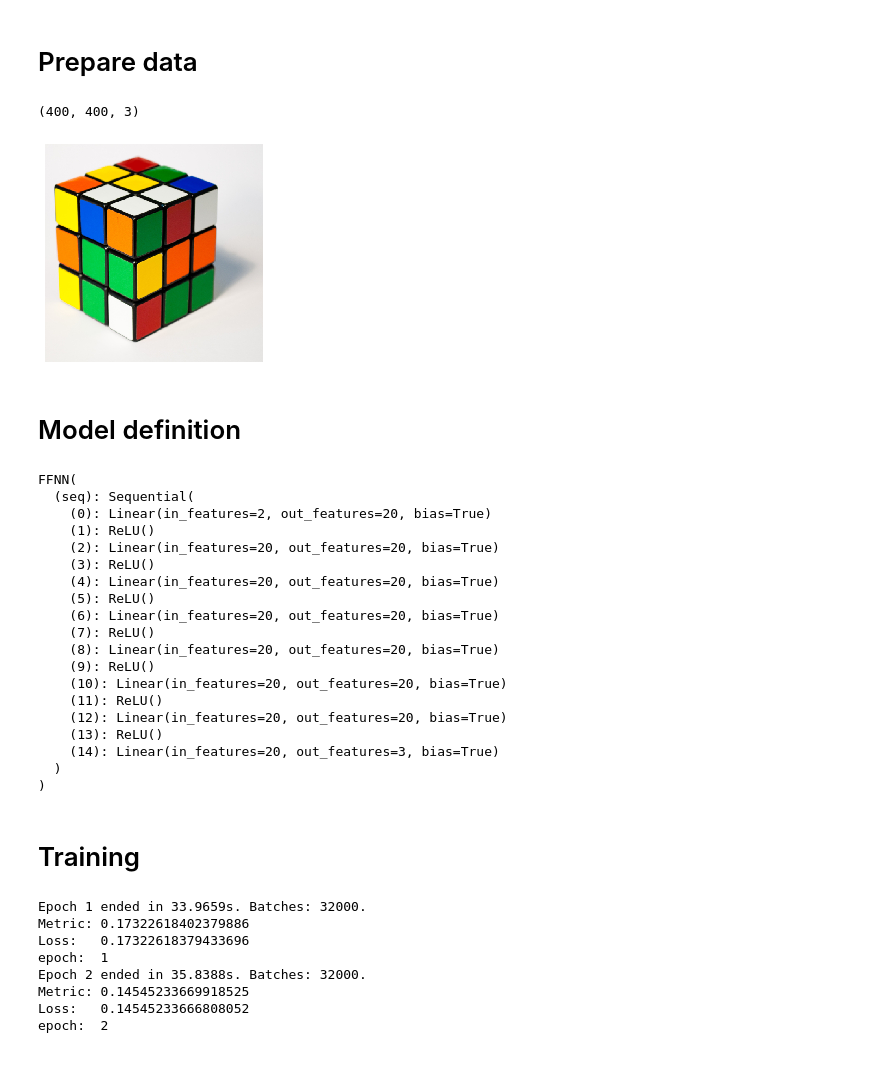
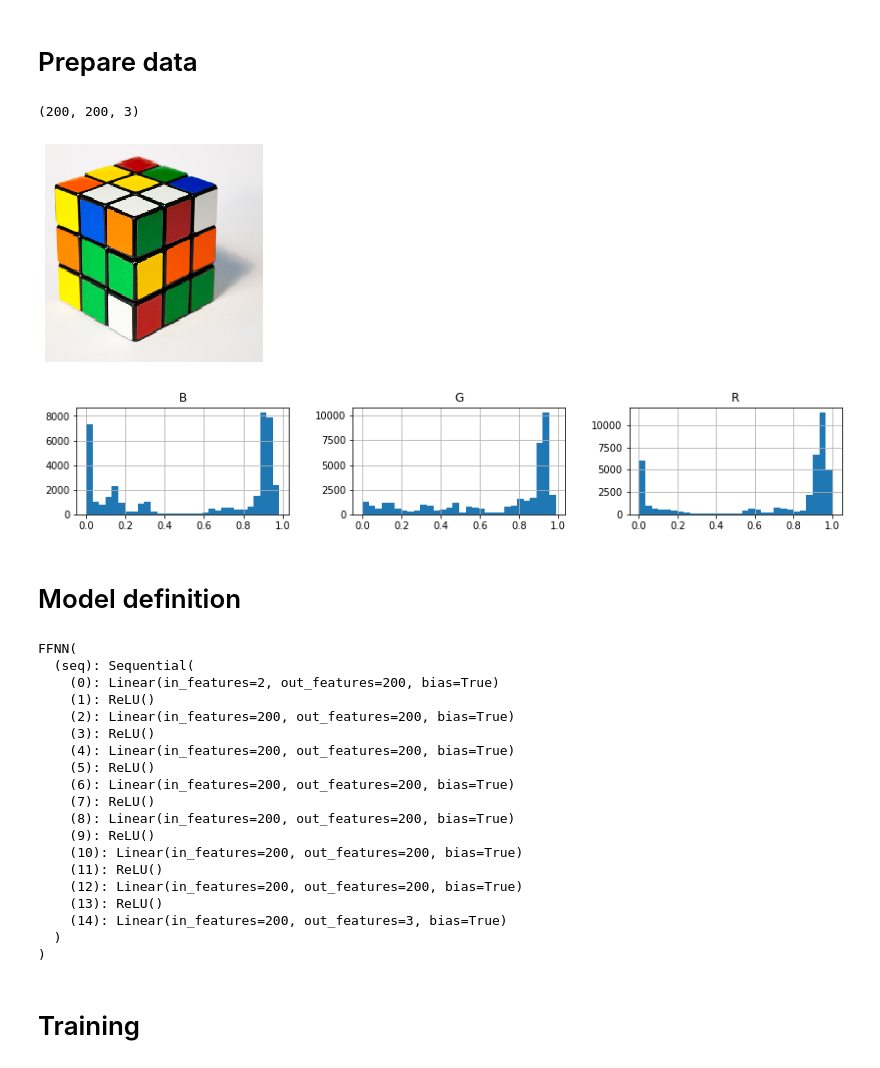
Before and after one commit to guiferviz/aidictive, a Jupyter notebook: examples/nn_paint_image.ipynb, the cells around one changed output. Saved outputs shown, nothing was run; the diff lists cells and outputs as text; code cells hidden in the pictures.

Commit message:
Updating nn paint image example.

```diff
--- a/examples/nn_paint_image.ipynb
+++ b/examples/nn_paint_image.ipynb
@@ -25,7 +22,7 @@ The autoreload extension is already loaded. To reload it, use:
 image_path = "input/rubik.jpg"
 img = PIL.Image.open(image_path)
 # Resize image to a fixed size.
-W, H = 400, 400
+W, H, C = 200, 200, 3
 img = img.resize((W, H))
 # Convert img to a numpy array so we can deal with it as any other array.
 img = np.array(img)
@@ -35,7 +32,7 @@ plt.imshow(img)
 # Check the shape of the image. It should have 3 channels.
 img.shape
 # %% [output]
-(400, 400, 3)
+(200, 200, 3)
 [figure]
 # %%
 # Create input and target arrays.
@@ -44,54 +41,47 @@ train_Y = img.reshape(-1, 3)
 n_pixels = len(train_X)
 # %%
 # Normalizing input and output.
-train_X = (train_X - np.mean(train_X)) / np.std(train_X)
-train_Y = train_Y / 255.
+precission = "float32"
+train_X = ((train_X - np.mean(train_X)) / np.std(train_X)).astype(precission)
+train_Y = (train_Y / 255.).astype(precission)
+# %%
+import pandas as pd
+
+def plotRGB(Y):
+    # Show predictions histogram.
+    df = pd.DataFrame(Y, columns=["R", "G", "B"])
+    df.hist(bins=30, figsize=(14, 2), layout=(1, 3))
+    plt.show()
+
+plotRGB(train_Y)
+# %% [output]
+[figure, added]
 # %% [markdown]
 # Model definition
 # %%
-neurons, n_layers = 20, 7
-layers = [2] + [neurons,] * n_layers + [3]
+neurons, n_layers = 200, 7
+layers = [2] + [neurons,] * n_layers + [C]
 model = aidictive.models.FFNN(layers, activations="relu", last_activation=None)
 model
 # %% [output]
 FFNN(
   (seq): Sequential(
-    (0): Linear(in_features=2, out_features=20, bias=True)
+    (0): Linear(in_features=2, out_features=200, bias=True)
     (1): ReLU()
-    (2): Linear(in_features=20, out_features=20, bias=True)
+    (2): Linear(in_features=200, out_features=200, bias=True)
     (3): ReLU()
-    (4): Linear(in_features=20, out_features=20, bias=True)
+    (4): Linear(in_features=200, out_features=200, bias=True)
     (5): ReLU()
-    (6): Linear(in_features=20, out_features=20, bias=True)
+    (6): Linear(in_features=200, out_features=200, bias=True)
     (7): ReLU()
-    (8): Linear(in_features=20, out_features=20, bias=True)
+    (8): Linear(in_features=200, out_features=200, bias=True)
     (9): ReLU()
-    (10): Linear(in_features=20, out_features=20, bias=True)
+    (10): Linear(in_features=200, out_features=200, bias=True)
     (11): ReLU()
-    (12): Linear(in_features=20, out_features=20, bias=True)
+    (12): Linear(in_features=200, out_features=200, bias=True)
     (13): ReLU()
-    (14): Linear(in_features=20, out_features=3, bias=True)
+    (14): Linear(in_features=200, out_features=3, bias=True)
   )
 )
 # %% [markdown]
 # Training
-# %%
-trainer = aidictive.trainer.Trainer(model)
-trainer.fit(train_X, train_Y,
-            optimizer="sgd",
-            optimizer_params={
-                "lr": 0.001,
-                "momentum": 0.9,
-            },
-            n_epochs=20,
-            batch_size=5,
-            log_epoch_interval=1)
-# %% [output]
-Epoch 1 ended in 33.9659s. Batches: 32000.
-Metric: 0.17322618402379886
-Loss:   0.17322618379433696
-epoch:  1
-Epoch 2 ended in 35.8388s. Batches: 32000.
-Metric: 0.14545233669918525
-Loss:   0.14545233666808052
-epoch:  2
```
Also changed, not shown: parts of 9 cells of this notebook.
